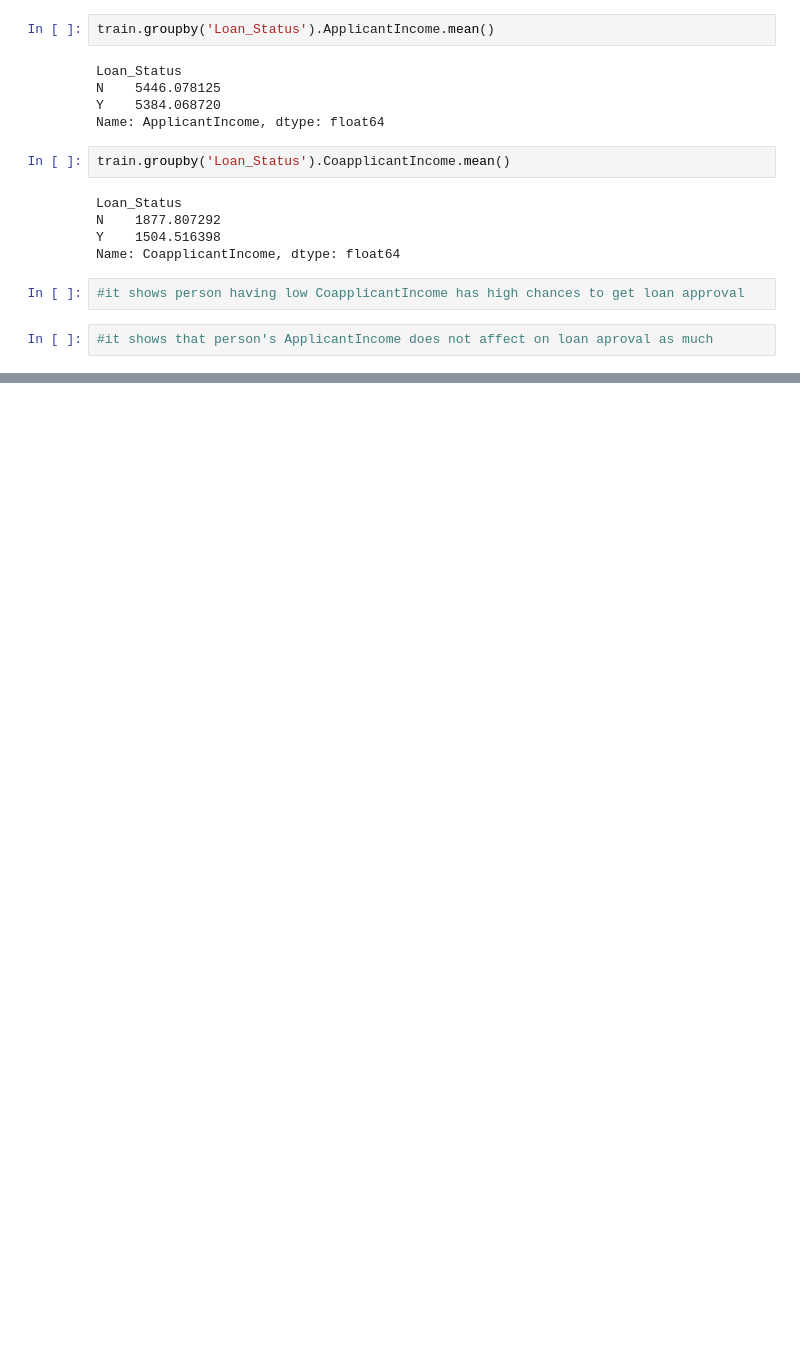
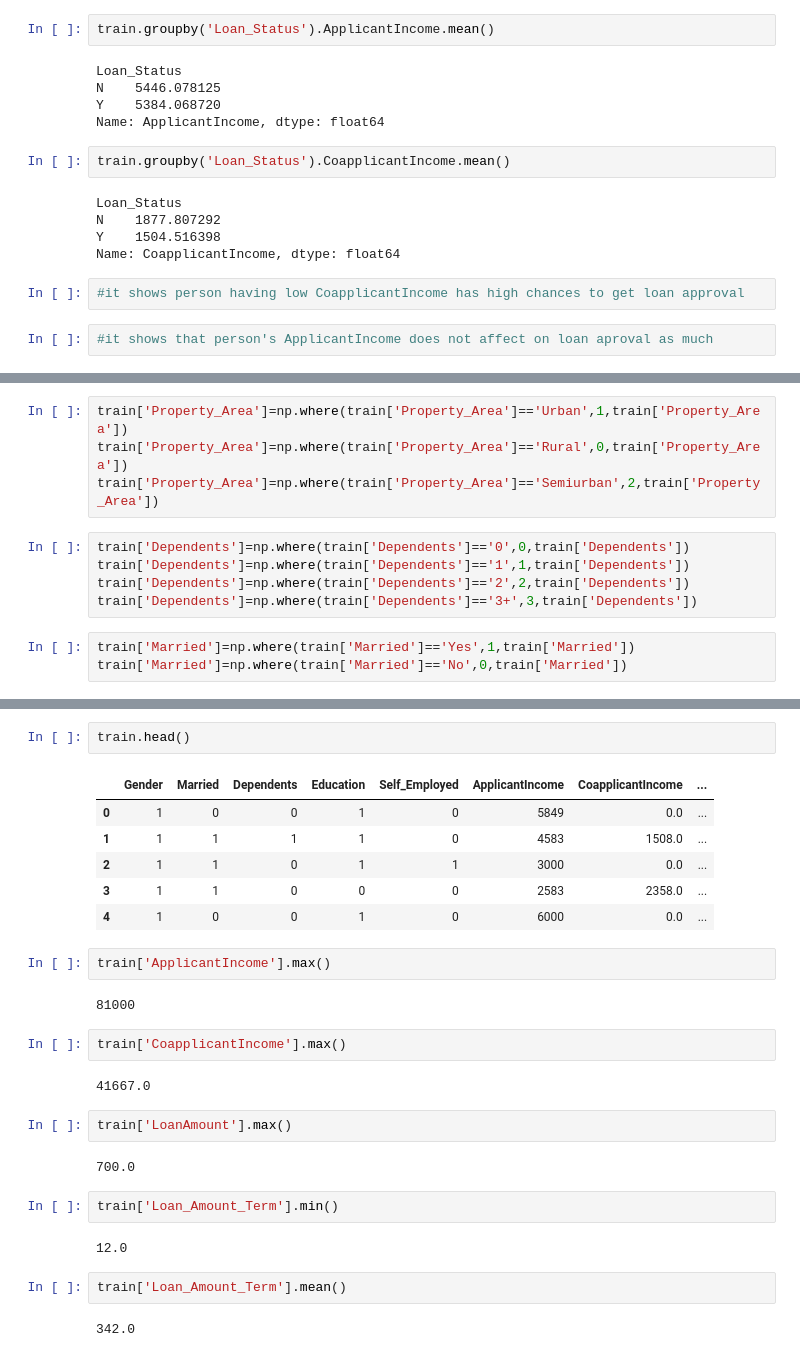
Before and after one commit to anniimishra/asignment, a Jupyter notebook: EDA.ipynb, the cells around one changed output, grey strips where cells are left out. Saved outputs shown, nothing was run; the diff lists cells and outputs as text; blank space fills up the shorter version.

```diff
--- a/EDA.ipynb
+++ b/EDA.ipynb
@@ -184,0 +228,12 @@ Name: CoapplicantIncome, dtype: float64
+# %%
+train['Property_Area']=np.where(train['Property_Area']=='Urban',1,train['Property_Area'])
+train['Property_Area']=np.where(train['Property_Area']=='Rural',0,train['Property_Area'])
+train['Property_Area']=np.where(train['Property_Area']=='Semiurban',2,train['Property_Area'])
+# %%
+train['Dependents']=np.where(train['Dependents']=='0',0,train['Dependents'])
+train['Dependents']=np.where(train['Dependents']=='1',1,train['Dependents'])
+train['Dependents']=np.where(train['Dependents']=='2',2,train['Dependents'])
+train['Dependents']=np.where(train['Dependents']=='3+',3,train['Dependents'])
+# %%
+train['Married']=np.where(train['Married']=='Yes',1,train['Married'])
+train['Married']=np.where(train['Married']=='No',0,train['Married'])
@@ -184,0 +244,29 @@ Name: CoapplicantIncome, dtype: float64
+# %%
+train.head()
+# %% [output]
+|  | Gender | Married | Dependents | Education | Self_Employed | ApplicantIncome | CoapplicantIncome | ... |
+| 0 | 1 | 0 | 0 | 1 | 0 | 5849 | 0.0 | ... |
+| 1 | 1 | 1 | 1 | 1 | 0 | 4583 | 1508.0 | ... |
+| 2 | 1 | 1 | 0 | 1 | 1 | 3000 | 0.0 | ... |
+| 3 | 1 | 1 | 0 | 0 | 0 | 2583 | 2358.0 | ... |
+| 4 | 1 | 0 | 0 | 1 | 0 | 6000 | 0.0 | ... |
+# %%
+train['ApplicantIncome'].max()
+# %% [output]
+81000
+# %%
+train['CoapplicantIncome'].max()
+# %% [output]
+41667.0
+# %%
+train['LoanAmount'].max()
+# %% [output]
+700.0
+# %%
+train['Loan_Amount_Term'].min()
+# %% [output]
+12.0
+# %%
+train['Loan_Amount_Term'].mean()
+# %% [output]
+342.0
```
Also changed, not shown: parts of 14 cells of this notebook.
